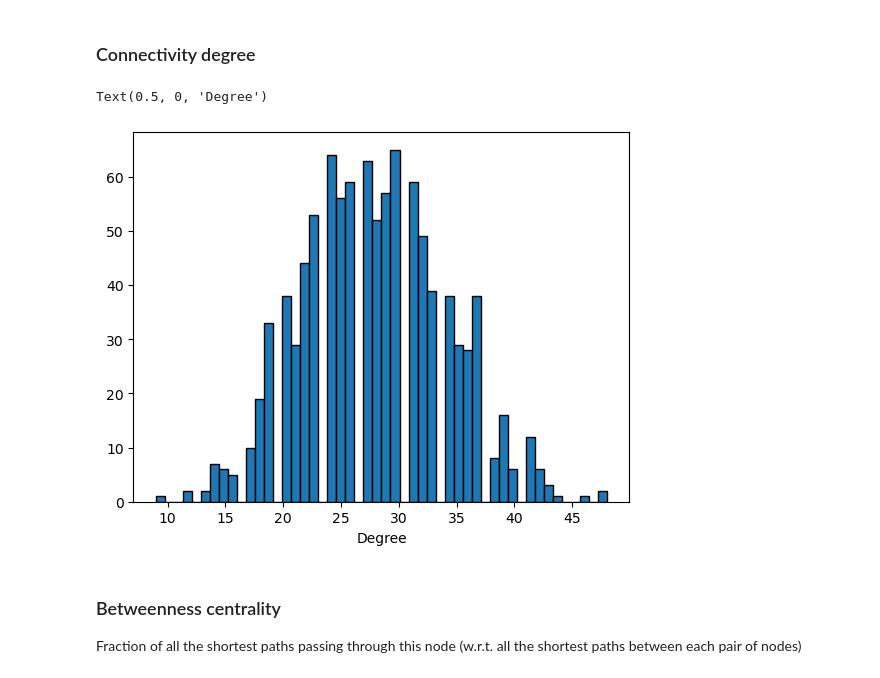
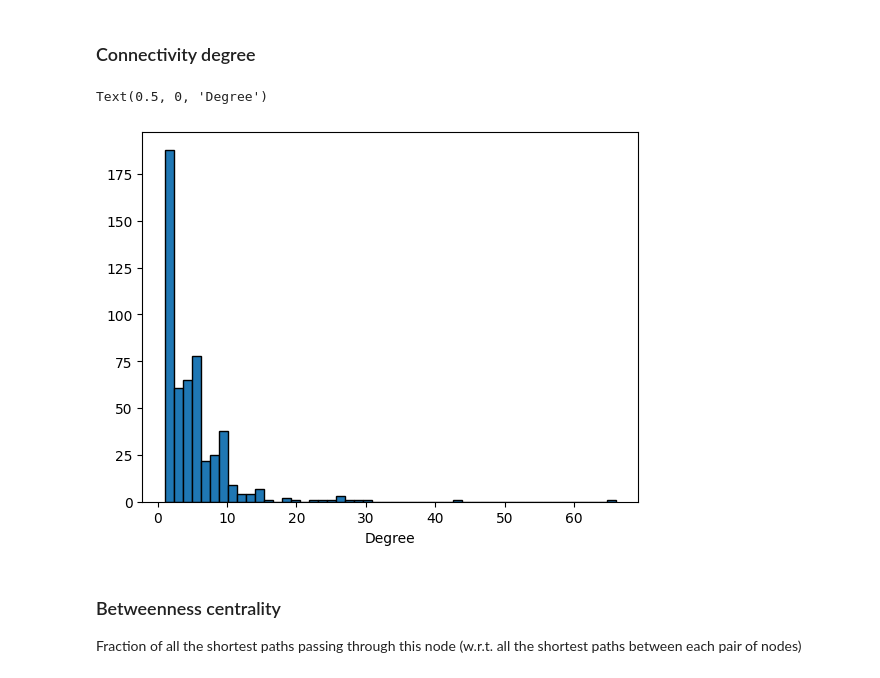
Before and after one commit to FraDurazzi/CNLab, a Jupyter notebook: 02_centrality_measures_and_markov_process.ipynb, the cells around one changed output. Drawn from its saved outputs; the diff is of its cells as text; code cells hidden in the pictures.

```diff
--- a/02_centrality_measures_and_markov_process.ipynb
+++ b/02_centrality_measures_and_markov_process.ipynb
@@ -289,11 +289,11 @@ def degree_centrality(A):
     out_degree = np.sum(A, axis=1)
     return in_degree, out_degree
 # %%
-plt.hist(degree_centrality(A_SBM)[1], bins=50,edgecolor='black')
+plt.hist(degree_centrality(A_real)[1], bins=50,edgecolor='black')
 plt.xlabel("Degree")
 # %% [output]
 Text(0.5, 0, 'Degree')
-[figure, old version]
+[figure, new version]
 # %% [markdown]
 ### Betweenness centrality
 Fraction of all the shortest paths passing through this node (w.r.t. all the shortest paths between each pair of nodes)
```
Also changed, not shown: parts of 14 cells of this notebook.
